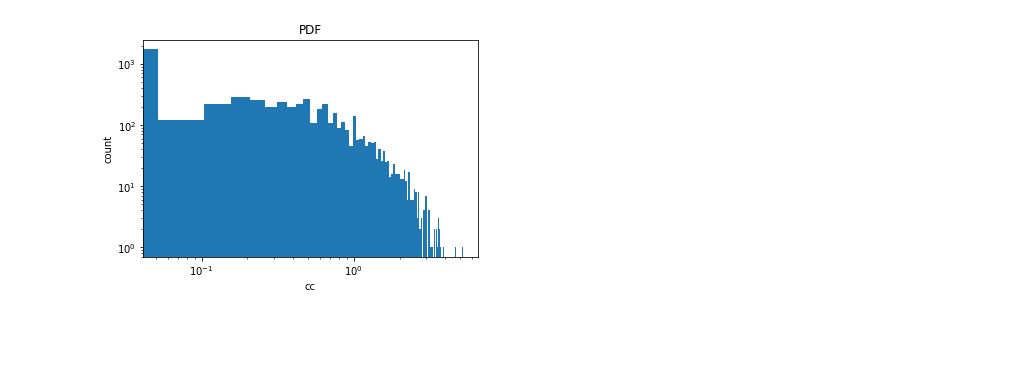
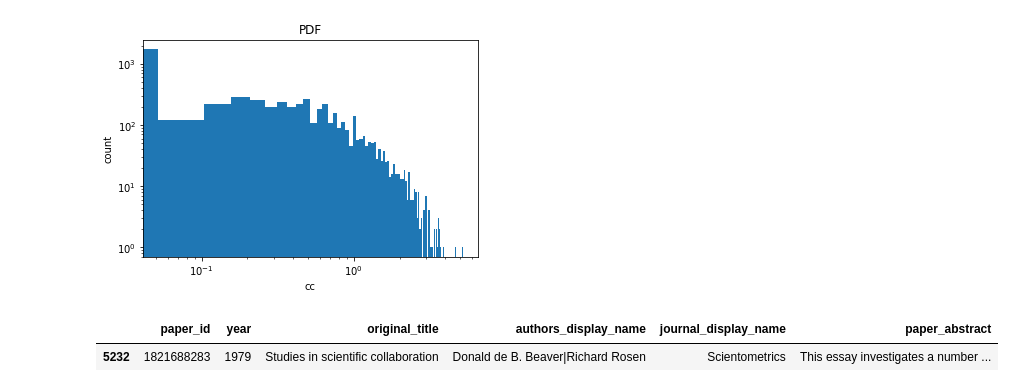
Before and after one commit to iuni-cadre/BetaDemoCode, a Jupyter notebook: demo_04.ipynb, the cells around one changed output. Drawn from its saved outputs; the diff is of its cells as text; code cells hidden in the pictures; blank space fills up the shorter version.

```diff
--- a/demo_04.ipynb
+++ b/demo_04.ipynb
@@ -232,3 +235,8 @@ plt.title("PDF")
 plt.show()
 # %% [output]
 [figure]
+# %%
+ego[ego['paper_id'] == 1821688283]
+# %% [output]
+|  | paper_id | year | original_title | authors_display_name | journal_display_name | paper_abstract |
+| 5232 | 1821688283 | 1979 | Studies in scientific collaboration | Donald de B. Beaver|Richard Rosen | Scientometrics | This essay investigates a number ... |
```
Also changed, not shown: parts of 2 cells of this notebook.
